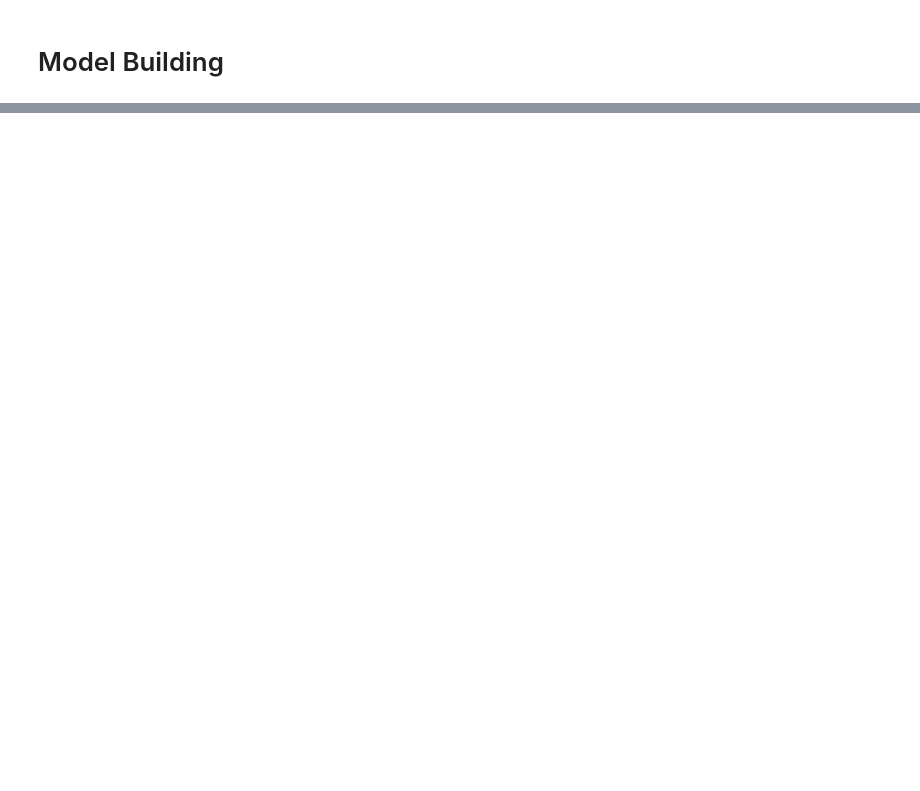
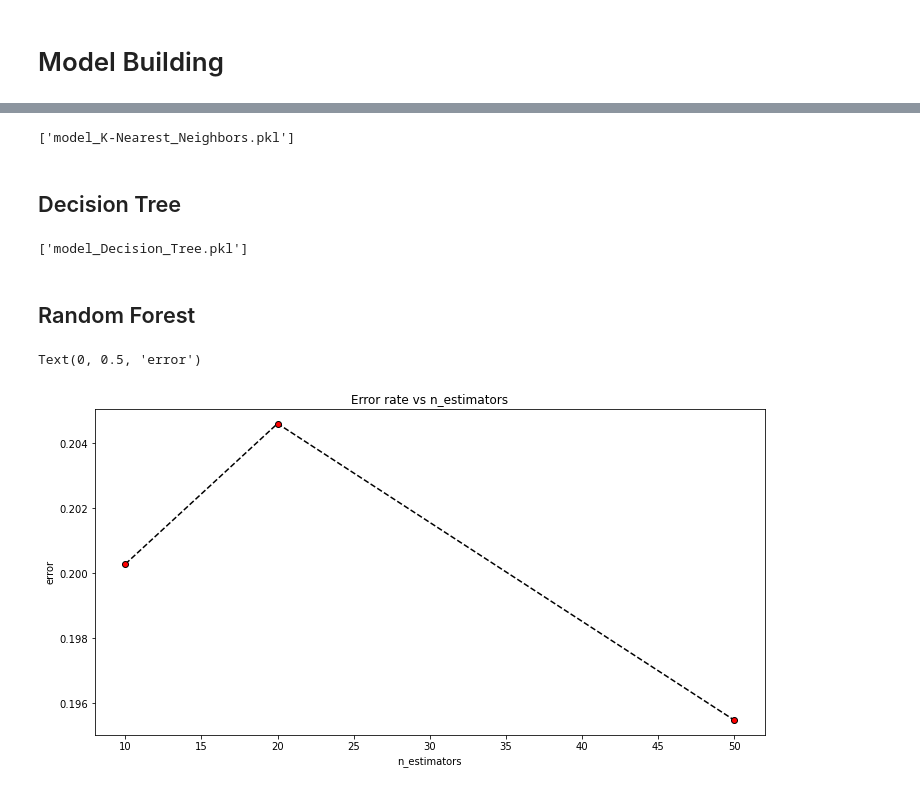
Before and after one commit to hdehiya/TextLanguageDetection, a Jupyter notebook: main.ipynb, the cells around one changed output, grey strips where cells are left out. Cells and saved outputs as stored; diff of their text form; code cells hidden in the pictures; blank space fills up the shorter version.

```diff
--- a/main.ipynb
+++ b/main.ipynb
@@ -335,0 +150,61 @@ English
+# %%
+knn = KNeighborsClassifier(n_neighbors=9)
+knn.fit(xtrain, ytrain)
+ypred = knn.predict(xtest)
+
+acc = accuracy_score(ytest, ypred)
+report = classification_report(ytest, ypred, output_dict=True, zero_division=0)
+
+table.append([
+    "KNN",
+    f"{acc*100:.2f}%",
+    f"{report['macro avg']['precision']:.2f}",
+    f"{report['macro avg']['recall']:.2f}",
+    f"{report['macro avg']['f1-score']:.2f}",
+    f"{report['weighted avg']['f1-score']:.2f}"
+])
+
+joblib.dump(lr, f'model_K-Nearest_Neighbors.pkl')
+# %% [output]
+['model_K-Nearest_Neighbors.pkl']
+# %% [markdown]
+## Decision Tree
+# %%
+dt = DecisionTreeClassifier(criterion='entropy', class_weight="balanced", random_state=42)
+dt.fit(xtrain, ytrain)
+ypred = dt.predict(xtest)
+
+acc = accuracy_score(ytest, ypred)
+report = classification_report(ytest, ypred, output_dict=True, zero_division=0)
+
+table.append([
+    "Decision Tree",
+    f"{acc*100:.2f}%",
+    f"{report['macro avg']['precision']:.2f}",
+    f"{report['macro avg']['recall']:.2f}",
+    f"{report['macro avg']['f1-score']:.2f}",
+    f"{report['weighted avg']['f1-score']:.2f}"
+])
+
+joblib.dump(lr, f'model_Decision_Tree.pkl')
+# %% [output]
+['model_Decision_Tree.pkl']
+# %% [markdown]
+## Random Forest
+# %%
+# Find ideal value for n_estimators
+
+error=[]
+for i in [10, 20, 50]:
+    rf = RandomForestClassifier(n_estimators=i, class_weight="balanced", random_state= 42)
+    rf.fit(xtrain, ytrain)
+    pred_i = rf.predict(xtest)
+    error.append(np.mean(pred_i != ytest))
+plt.figure(figsize=(12,6))
+plt.plot([10, 20, 50], error, color='black', linestyle='dashed', marker='o', markerfacecolor='red')
+plt.title('Error rate vs n_estimators')
+plt.xlabel('n_estimators')
+plt.ylabel('error')
+# %% [output]
+Text(0, 0.5, 'error')
+[figure, added]
```
Also changed, not shown: parts of 67 cells of this notebook, 11 other files.
